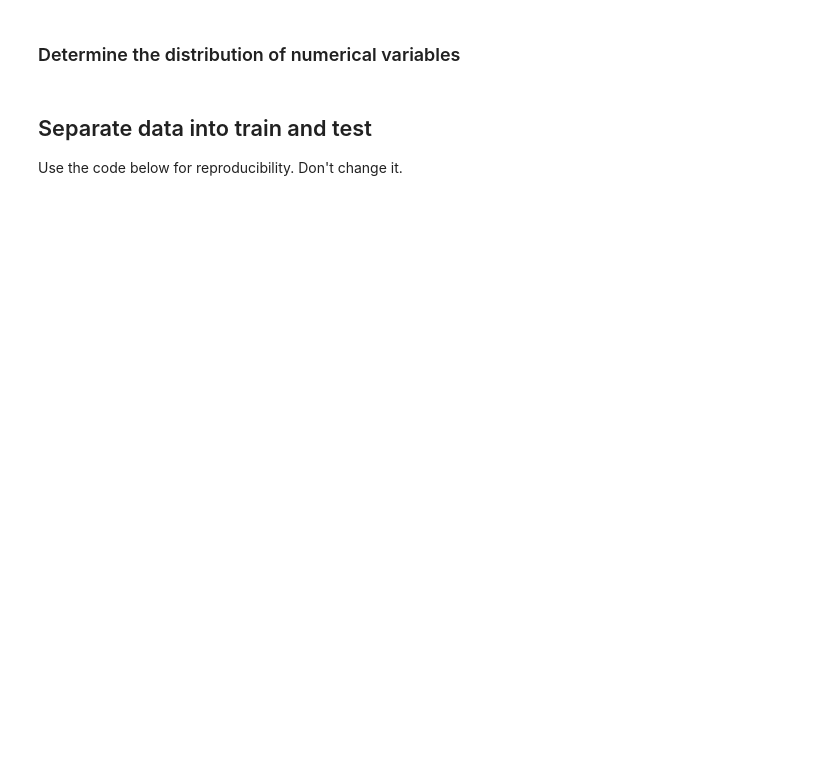
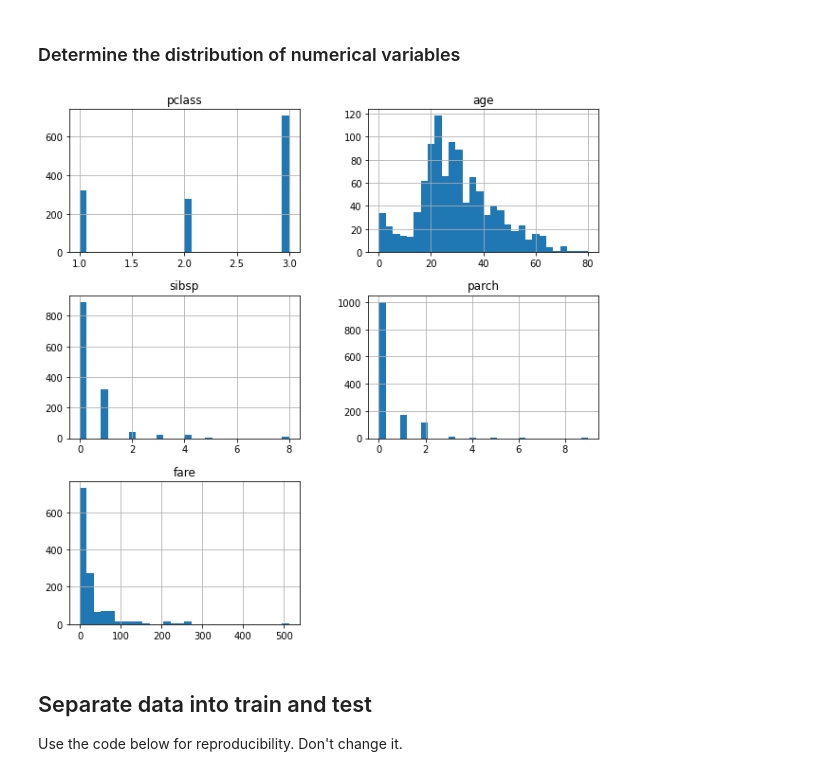
Before and after one commit to trainindata/deploying-machine-learning-models, a Jupyter notebook: section-04-research-and-development/titanic-assignment/01-predicting-survival-titanic-assignement.ipynb, the cells around one changed output. Cells and saved outputs as stored; diff of their text form; code cells hidden in the pictures; blank space fills up the shorter version.

```diff
--- a/section-04-research-and-development/titanic-assignment/01-predicting-survival-titanic-assignement.ipynb
+++ b/section-04-research-and-development/titanic-assignment/01-predicting-survival-titanic-assignement.ipynb
@@ -131,5 +202,12 @@ print('Number of categorical variables: {}'.format(len(vars_cat)))
 # %% [markdown]
 ### Determine the distribution of numerical variables
+# %%
+# lets plot histograms for all continuous variables
+
+data[vars_num].hist(bins=30, figsize=(10,10))
+plt.show()
+# %% [output]
+[figure, added]
 # %% [markdown]
 ## Separate data into train and test
 
```
Also changed, not shown: parts of 34 cells of this notebook, 2 other files.
